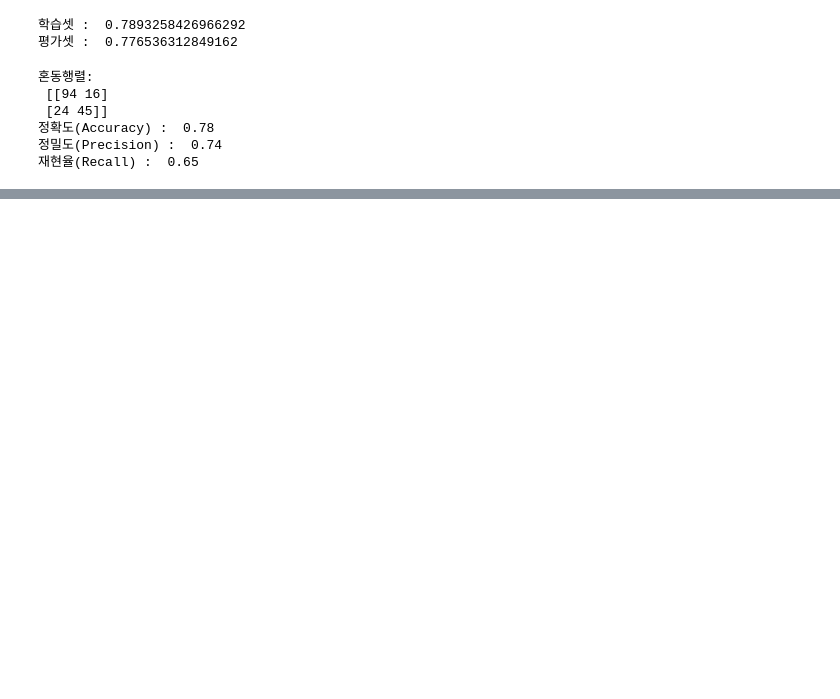
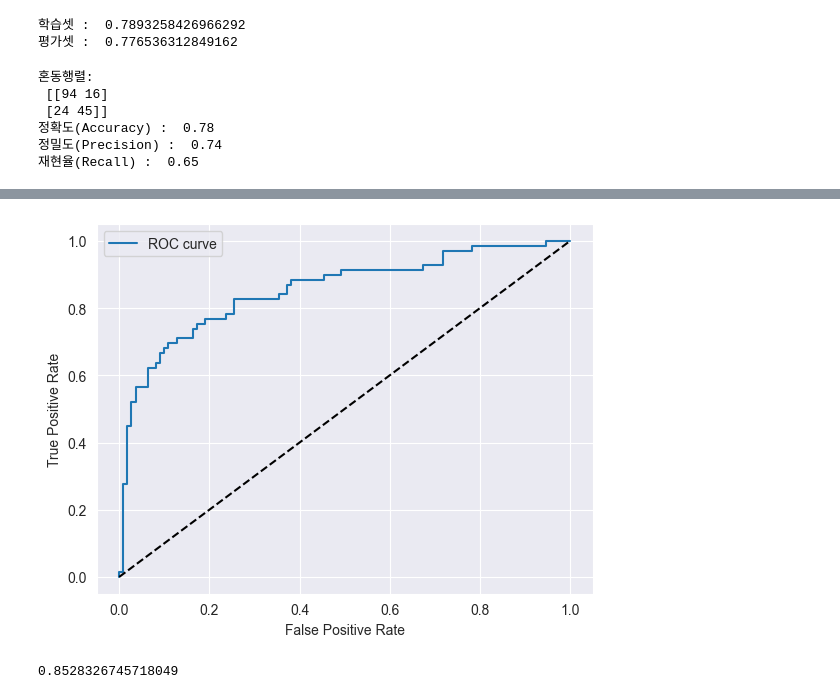
Before and after one commit to joomong0620/machine_learning, a Jupyter notebook: 02_ml_basics/03_01_classification_evaluation.ipynb, the cells around one changed output, grey strips where cells are left out. Cells and saved outputs as stored; diff of their text form; code cells hidden in the pictures; blank space fills up the shorter version.

```diff
--- a/02_ml_basics/03_01_classification_evaluation.ipynb
+++ b/02_ml_basics/03_01_classification_evaluation.ipynb
@@ -502,0 +792,10 @@ evaluate_binary_classification(y_test, my_clf.predict(X_test))
+# %%
+# 타이타닉 데이터 적용
+y_pred_proba = lr_reg.predict_proba(X_test)[:, 1] # X_test에서 양성으로 예측한 것만 확인
+fprs, tprs, thresholds = roc_curve(y_test, y_pred_proba) # roc_curve가 내부에서 자동으로 TP/FP/FN/TN의 결과가 변하지 않는 unique한 값을추려낸다.
+
+print(fprs.shape)
+print(tprs.shape)
+print(thresholds.shape)
+
+pd.DataFrame([fprs, tprs, thresholds], index=['fpr', 'tpr', 'threshold'])
@@ -502,0 +811,19 @@ evaluate_binary_classification(y_test, my_clf.predict(X_test))
+# %%
+# 시각화
+fprs, tprs, thresholds = roc_curve(y_test, y_pred_proba)
+
+plt.plot(fprs, tprs, label='ROC curve')
+plt.plot([0, 1], [0, 1], 'k--') # 점선으로
+
+plt.xlabel('False Positive Rate')
+plt.ylabel('True Positive Rate')
+plt.legend()
+plt.show()
+# %% [output]
+[figure, added]
+# %%
+# AUC Score(roc curve 아래 넓이값, 최대값 1)
+# (Area Under the Curve)
+roc_auc_score(y_test, y_pred_proba)
+# %% [output]
+0.8528326745718049
```
Also changed, not shown: parts of 21 cells of this notebook, 1 other file.
